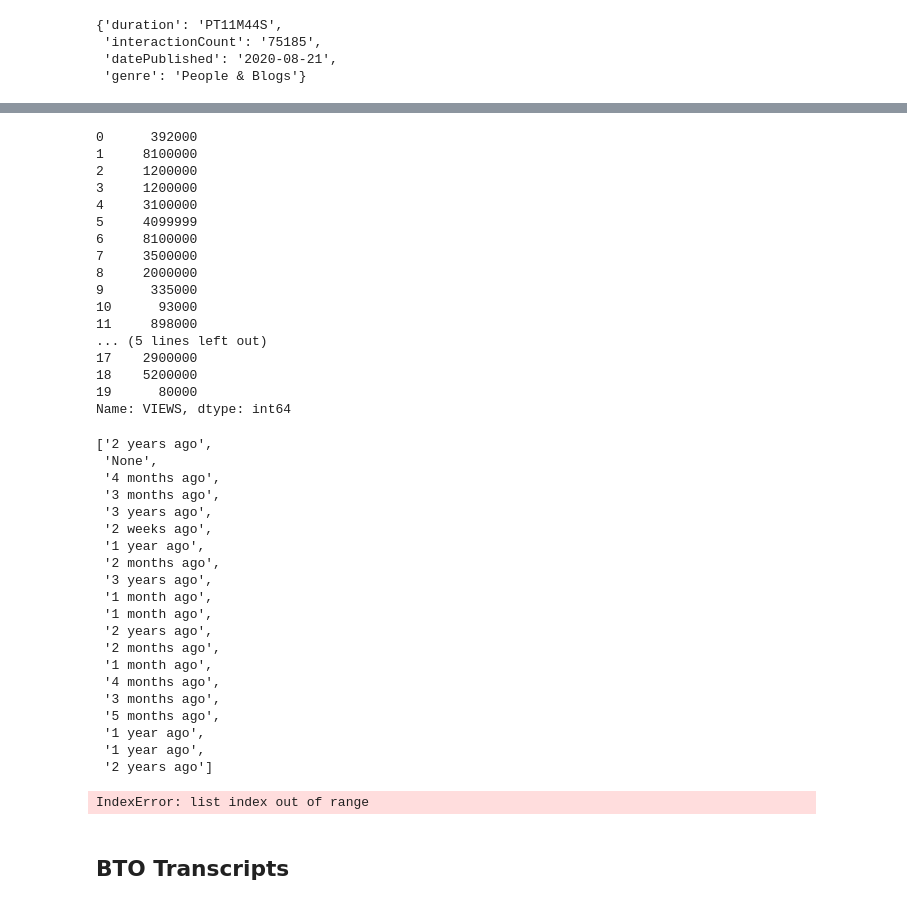
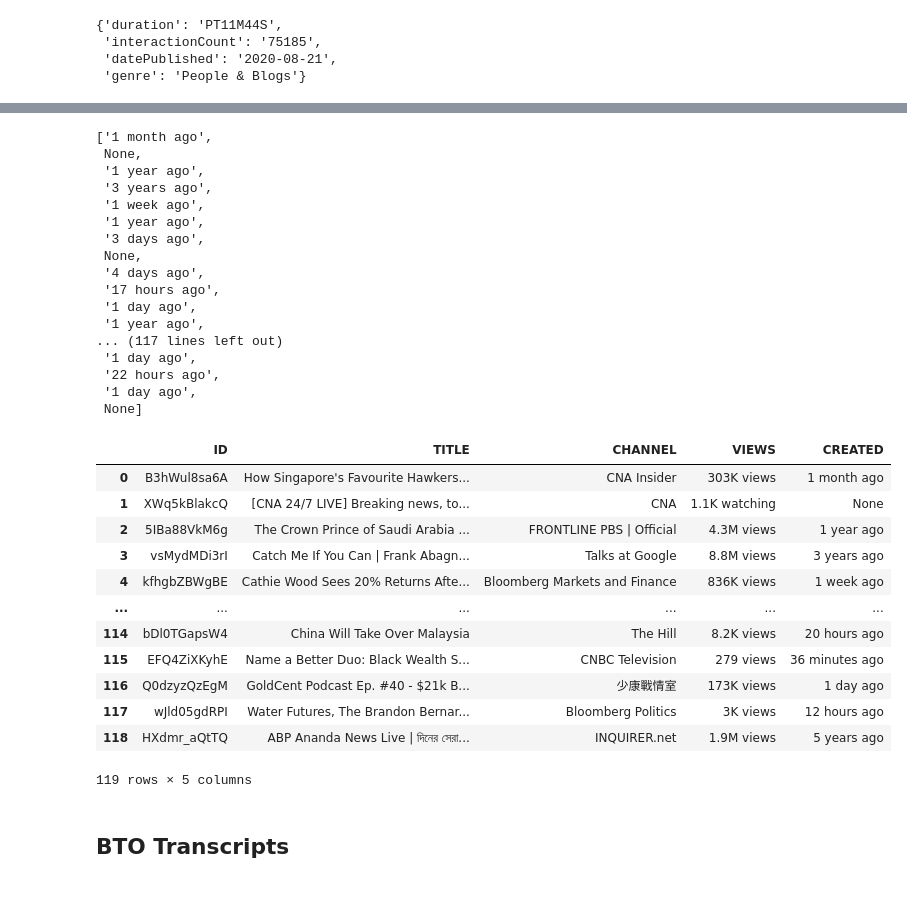
Before and after one commit to wykeith/dask, a Jupyter notebook: 2020-12-24-NWK-YT_captions_scraper.ipynb, the cells around one changed output, grey strips where cells are left out. Saved outputs shown, nothing was run; the diff lists cells and outputs as text; code cells hidden in the pictures.

Commit message:
Scroll to the bottom to get all recommendations in playlist panel

```diff
--- a/2020-12-24-NWK-YT_captions_scraper.ipynb
+++ b/2020-12-24-NWK-YT_captions_scraper.ipynb
@@ -272,13 +272,24 @@ class youtube(object):
         # Wait until we have the recommendation panel
         self.element = WebDriverWait(self.driver, 10).until(
             recommendation_panel((By.CSS_SELECTOR, 'span#video-title'),self.minrecmd))
-        self.source = self.driver.page_source
+
+        while True:
+            scroll_height = 2000
+            document_height_before = self.driver.execute_script("return document.documentElement.scrollHeight")
+            self.driver.execute_script(f"window.scrollTo(0, {document_height_before + scroll_height});")
+            time.sleep(1.5)
+            document_height_after = self.driver.execute_script("return document.documentElement.scrollHeight")
+            if document_height_after == document_height_before:
+                break
+
         meta = {}
+        meta.update({'height':document_height_after})
         meta.update({y:x for x,y in zip([x.get_attribute('content') for x in self.driver.find_elements(By.CSS_SELECTOR,"meta") if x.get_attribute('name') in ['title','description','keywords']],[x.get_attribute('name') for x in self.driver.find_elements(By.CSS_SELECTOR,"meta") if x.get_attribute('name') in ['title','description','keywords']])})
         meta.update({y:x for x,y in zip([x.get_attribute('content') for x in self.driver.find_elements(By.CSS_SELECTOR,"meta") if x.get_attribute('itemprop') in ['duration','interactionCount','datePublished','genre']],[x.get_attribute('itemprop') for x in self.driver.find_elements(By.CSS_SELECTOR,"meta") if x.get_attribute('itemprop') in ['duration','interactionCount','datePublished','genre']])})
         meta.update({'thumbnail': x for x in [x.get_attribute('content') for x in self.driver.find_elements(By.CSS_SELECTOR,"meta") if x.get_attribute('property') in ['og:image']]})
         # {'property': 'og:image', 'content': 'https://i.ytimg.com/vi/5L31Wbrg7tE/maxresdefault.jpg'},})
         self.meta = meta
+        self.source = self.driver.page_source
 
         #self.getscreenshot()
         #self.driver.close()
@@ -487,56 +515,45 @@ html = etree.HTML(yt.driver.page_source)
-# %%
-pd.DataFrame(zip(vid,title,channel,views),columns=['ID','TITLE','CHANNEL','VIEWS'])['VIEWS'].replace({'K': '*1e3', 'M': '*1e6'}, regex=True).map(pd.eval).astype(int)
-# %% [output]
-0      392000
-1     8100000
-2     1200000
-3     1200000
-4     3100000
-5     4099999
-6     8100000
-7     3500000
-8     2000000
-9      335000
-10      93000
-11     898000
-... (5 lines left out)
-17    2900000
-18    5200000
-19      80000
-Name: VIEWS, dtype: int64
 # %%
 # Get Created data
 [x.getchildren()[1].text if (len(x.getchildren()) > 1) else 'None' for x in html.findall(".//div[@id='metadata-line']")]
 # %% [output]
-['2 years ago',
- 'None',
- '4 months ago',
- '3 months ago',
+['1 month ago',
+ None,
+ '1 year ago',
  '3 years ago',
- '2 weeks ago',
+ '1 week ago',
  '1 year ago',
- '2 months ago',
- '3 years ago',
- '1 month ago',
- '1 month ago',
- '2 years ago',
- '2 months ago',
- '1 month ago',
- '4 months ago',
- '3 months ago',
- '5 months ago',
+ '3 days ago',
+ None,
+ '4 days ago',
+ '17 hours ago',
+ '1 day ago',
  '1 year ago',
- '1 year ago',
- '2 years ago']
+... (117 lines left out)
+ '1 day ago',
+ '22 hours ago',
+ '1 day ago',
+ None]
 # %%
 vid = [str.split(x.attrib['href'],'=')[1] for x in html.findall(".//a[@id='thumbnail']") if ('href' in x.attrib.keys())]
 title = [x.attrib['title'] for x in html.findall(".//span[@id='video-title']")]
 channel = [x.text for x in html.findall(".//div[@id='metadata']/div/ytd-channel-name/div/div/yt-formatted-string")]
 views = [x.getchildren()[0].text for x in html.findall(".//div[@id='metadata-line']")]
-created = [x.getchildren()[1].text for x in html.findall(".//div[@id='metadata-line']")]
+created = [x.getchildren()[1].text if (len(x.getchildren()) > 1) else 'None' for x in html.findall(".//div[@id='metadata-line']")]
 pd.DataFrame(zip(vid,title,channel,views,created),columns=['ID','TITLE','CHANNEL','VIEWS','CREATED'])
 # %% [output]
+|  | ID | TITLE | CHANNEL | VIEWS | CREATED |
+| 0 | B3hWul8sa6A | How Singapore's Favourite Hawkers... | CNA Insider | 303K views | 1 month ago |
+| 1 | XWq5kBlakcQ | [CNA 24/7 LIVE] Breaking news, to... | CNA | 1.1K watching | None |
+| 2 | 5IBa88VkM6g | The Crown Prince of Saudi Arabia ... | FRONTLINE PBS | Official | 4.3M views | 1 year ago |
+| 3 | vsMydMDi3rI | Catch Me If You Can | Frank Abagn... | Talks at Google | 8.8M views | 3 years ago |
+| 4 | kfhgbZBWgBE | Cathie Wood Sees 20% Returns Afte... | Bloomberg Markets and Finance | 836K views | 1 week ago |
+| ... | ... | ... | ... | ... | ... |
+| 114 | bDl0TGapsW4 | China Will Take Over Malaysia | The Hill | 8.2K views | 20 hours ago |
+| 115 | EFQ4ZiXKyhE | Name a Better Duo: Black Wealth S... | CNBC Television | 279 views | 36 minutes ago |
+| 116 | Q0dzyzQzEgM | GoldCent Podcast Ep. #40 - $21k B... | 少康戰情室 | 173K views | 1 day ago |
+| 117 | wJld05gdRPI | Water Futures, The Brandon Bernar... | Bloomberg Politics | 3K views | 12 hours ago |
+| 118 | HXdmr_aQtTQ | ABP Ananda News Live | দিনের সেরা... | INQUIRER.net | 1.9M views | 5 years ago |
-IndexError: list index out of range
+119 rows × 5 columns
 # %% [markdown]
 ## BTO Transcripts
 # %%
```
Also changed, not shown: parts of 12 cells of this notebook.
